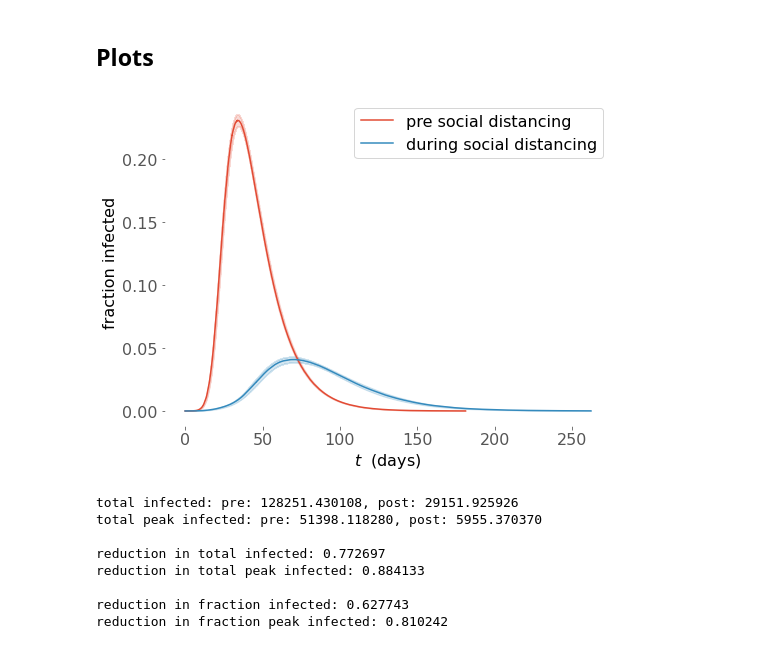
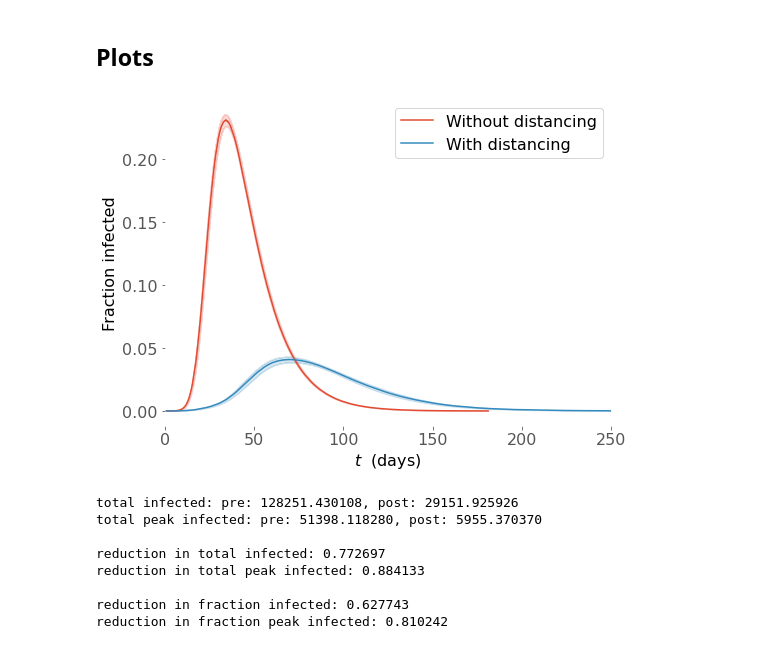
Before and after one commit to gshartnett/network_vaccination, a Jupyter notebook: SEIR Data Analysis.ipynb, the cells around one changed output. Cells and saved outputs as stored; diff of their text form; code cells hidden in the pictures.

```diff
--- a/SEIR Data Analysis.ipynb
+++ b/SEIR Data Analysis.ipynb
@@ -102,32 +102,33 @@ def loader(socialdist, vacc, vacc_f=None, Rmax=1000):
 # %%
 fig, ax = plt.subplots(figsize=(8,6))
 ax.grid(False)
 
 socialdist = 'pre'
 vacc = 'none'
 result = loader(socialdist, vacc)
 t_int, results_int = interpolation(result['t'], result['I'])
 mean, under, uppper = mean_confidence_interval(results_int/N_dict[socialdist])
-ax.plot(t_int, mean, color=colormap[0], label='pre social distancing')
+ax.plot(t_int, mean, color=colormap[0], label='Without distancing')
 ax.fill_between(t_int, under, uppper, color=colormap[0], alpha=0.2)
 
 socialdist = 'post'
 vacc = 'none'
 result = loader(socialdist, vacc)
 t_int, results_int = interpolation(result['t'], result['I'])
 mean, under, uppper = mean_confidence_interval(results_int/N_dict[socialdist])
-ax.plot(t_int, mean, color=colormap[1], label='during social distancing')
+ax.plot(t_int, mean, color=colormap[1], label='With distancing')
 ax.fill_between(t_int, under, uppper, color=colormap[1], alpha=0.2)
 
 #ax.set_title('Effect of Social Distancing')
 ax.set_xlabel('$t$  (days)')
-ax.set_ylabel('fraction infected')
+ax.set_ylabel('Fraction infected')
 ax.legend()
+ax.set_xlim([0,250])
 
 plt.savefig("figures/SEIR_SD_comparison.png", dpi=600)
 plt.show()
 # %% [output]
-[figure, old version]
+[figure, new version]
 # %%
 socialdist = 'pre'
 vacc = 'none'
```
Also changed, not shown: parts of 24 cells of this notebook, 2 other files.
